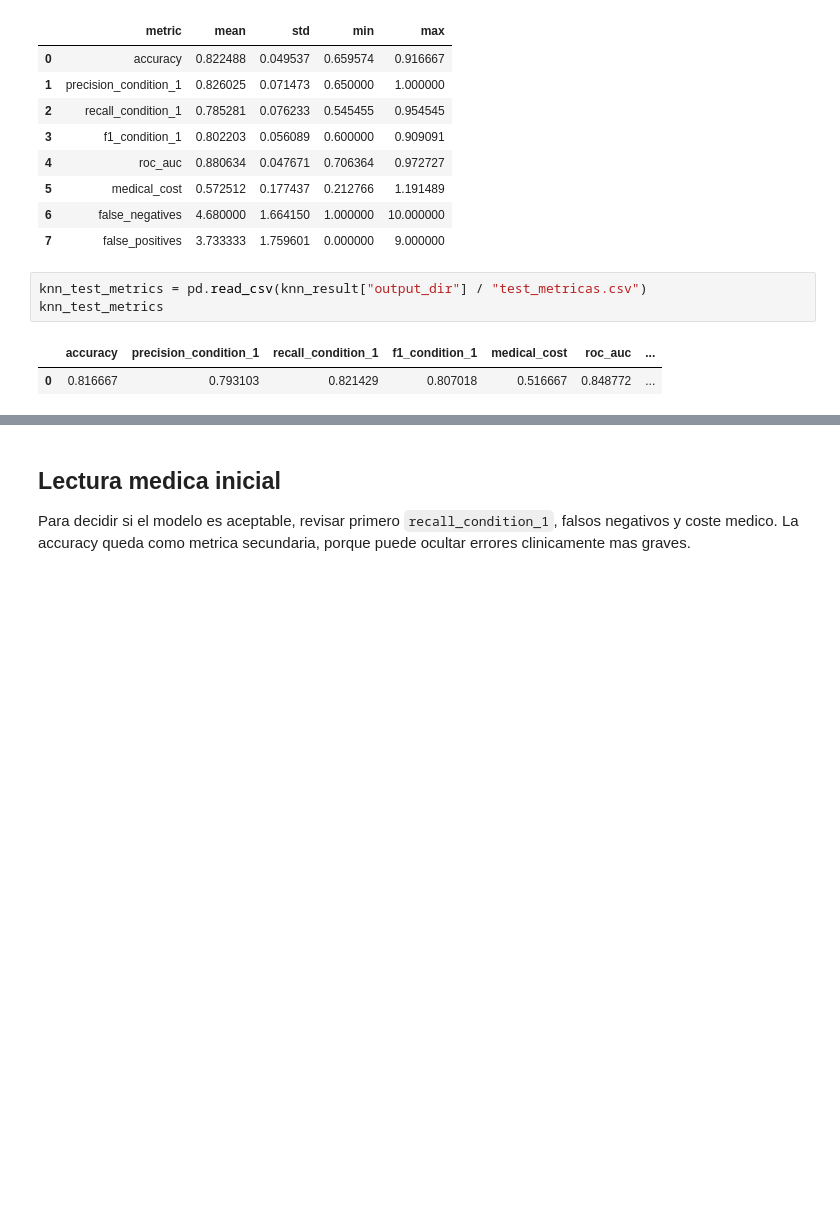
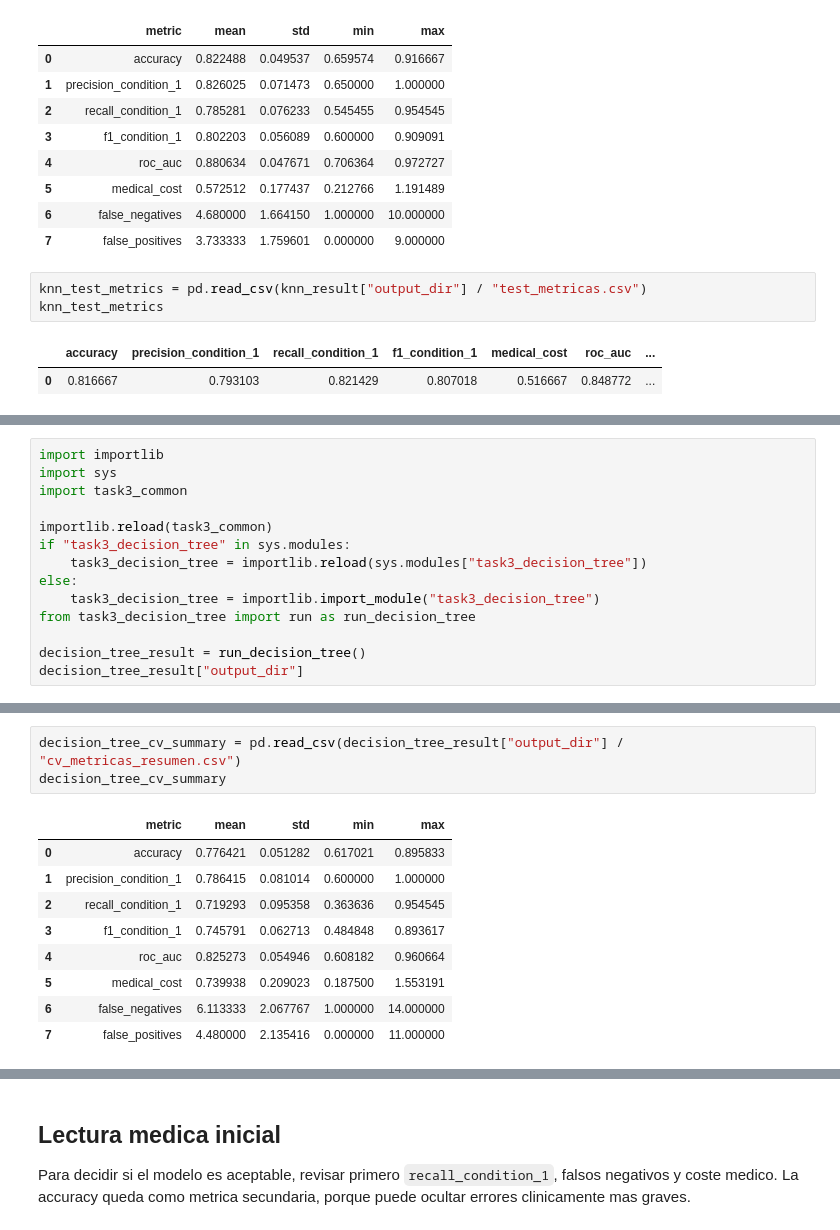
Before and after one commit to JD3M0N/ML, a Jupyter notebook: mundial_project/notebooks/03_aprendizaje_supervisado.ipynb, the cells around one changed output, grey strips where cells are left out. Drawn from its saved outputs; the diff is of its cells as text; blank space fills up the shorter version.

```diff
--- a/mundial_project/notebooks/03_aprendizaje_supervisado.ipynb
+++ b/mundial_project/notebooks/03_aprendizaje_supervisado.ipynb
@@ -179,0 +184,14 @@ knn_test_metrics
+# %%
+import importlib
+import sys
+import task3_common
+
+importlib.reload(task3_common)
+if "task3_decision_tree" in sys.modules:
+    task3_decision_tree = importlib.reload(sys.modules["task3_decision_tree"])
+else:
+    task3_decision_tree = importlib.import_module("task3_decision_tree")
+from task3_decision_tree import run as run_decision_tree
+
+decision_tree_result = run_decision_tree()
+decision_tree_result["output_dir"]
@@ -179,0 +215,13 @@ knn_test_metrics
+# %%
+decision_tree_cv_summary = pd.read_csv(decision_tree_result["output_dir"] / "cv_metricas_resumen.csv")
+decision_tree_cv_summary
+# %% [output]
+|  | metric | mean | std | min | max |
+| 0 | accuracy | 0.776421 | 0.051282 | 0.617021 | 0.895833 |
+| 1 | precision_condition_1 | 0.786415 | 0.081014 | 0.600000 | 1.000000 |
+| 2 | recall_condition_1 | 0.719293 | 0.095358 | 0.363636 | 0.954545 |
+| 3 | f1_condition_1 | 0.745791 | 0.062713 | 0.484848 | 0.893617 |
+| 4 | roc_auc | 0.825273 | 0.054946 | 0.608182 | 0.960664 |
+| 5 | medical_cost | 0.739938 | 0.209023 | 0.187500 | 1.553191 |
+| 6 | false_negatives | 6.113333 | 2.067767 | 1.000000 | 14.000000 |
+| 7 | false_positives | 4.480000 | 2.135416 | 0.000000 | 11.000000 |
```
Also changed, not shown: parts of 3 cells of this notebook, 10 other files.
